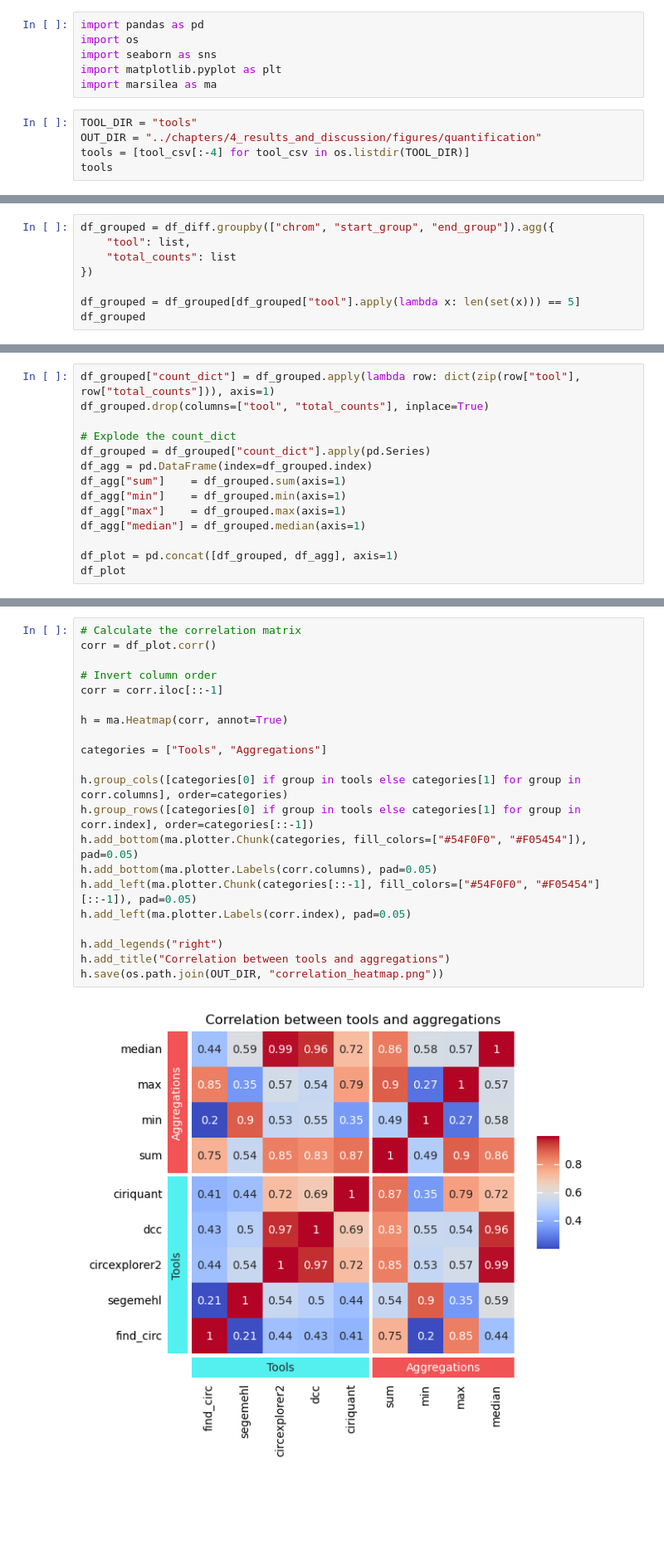
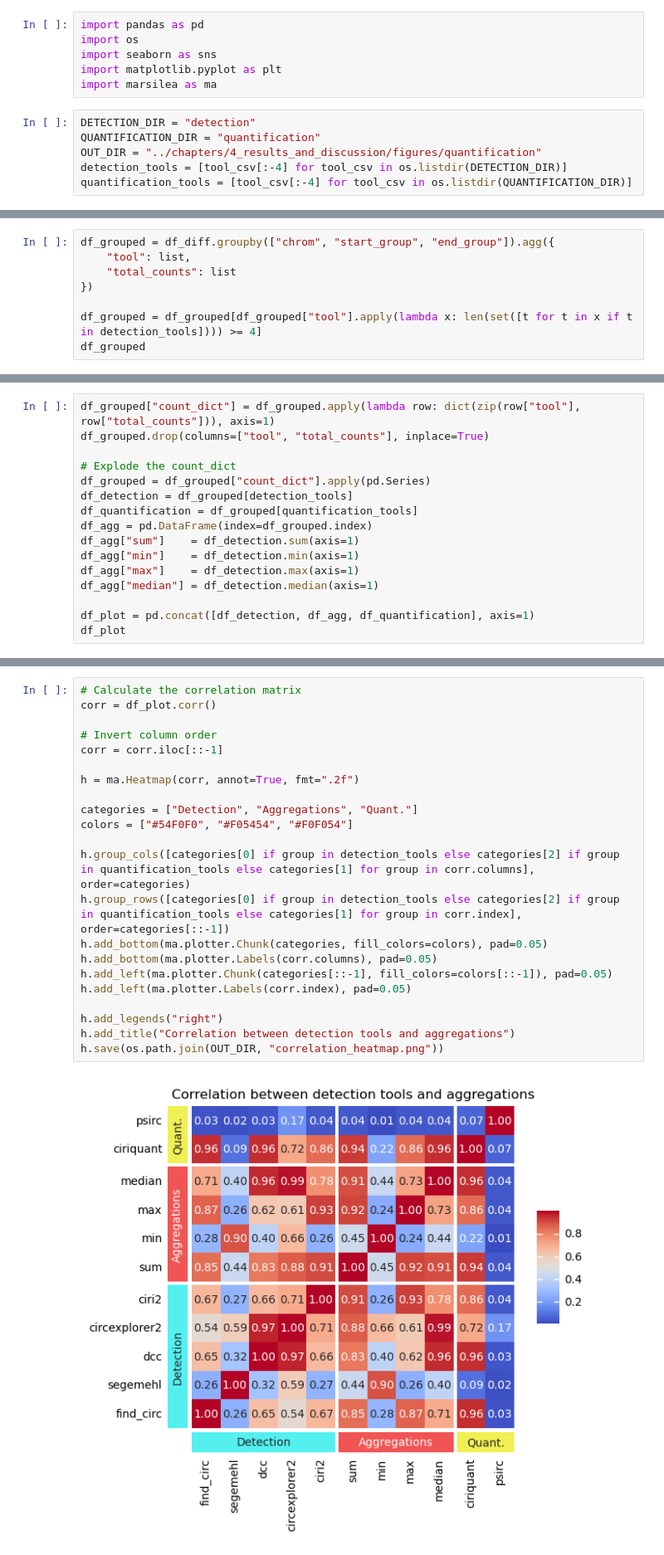
Before and after one commit to nictru/bsc-thesis, a Jupyter notebook: data/quantification.ipynb, the cells around one changed output, grey strips where cells are left out. Shown at 83% size. Cells and saved outputs as stored; diff of their text form; blank space fills up the shorter version.

Commit message:
Add quantification tools

```diff
--- a/data/quantification.ipynb
+++ b/data/quantification.ipynb
@@ -5,7 +5,8 @@ import seaborn as sns
 import matplotlib.pyplot as plt
 import marsilea as ma
 # %%
-TOOL_DIR = "tools"
+DETECTION_DIR = "detection"
+QUANTIFICATION_DIR = "quantification"
 OUT_DIR = "../chapters/4_results_and_discussion/figures/quantification"
-tools = [tool_csv[:-4] for tool_csv in os.listdir(TOOL_DIR)]
-tools
+detection_tools = [tool_csv[:-4] for tool_csv in os.listdir(DETECTION_DIR)]
+quantification_tools = [tool_csv[:-4] for tool_csv in os.listdir(QUANTIFICATION_DIR)]
@@ -79,7 +84,7 @@ df_grouped = df_diff.groupby(["chrom", "start_group", "end_group"]).agg({
     "total_counts": list
 })
 
-df_grouped = df_grouped[df_grouped["tool"].apply(lambda x: len(set(x))) == 5]
+df_grouped = df_grouped[df_grouped["tool"].apply(lambda x: len(set([t for t in x if t in detection_tools]))) >= 4]
 df_grouped
 # %% [output]
 |  |  |  | tool | total_counts |
@@ -102,12 +107,14 @@ df_grouped.drop(columns=["tool", "total_counts"], inplace=True)
 
 # Explode the count_dict
 df_grouped = df_grouped["count_dict"].apply(pd.Series)
+df_detection = df_grouped[detection_tools]
+df_quantification = df_grouped[quantification_tools]
 df_agg = pd.DataFrame(index=df_grouped.index)
-df_agg["sum"]    = df_grouped.sum(axis=1)
-df_agg["min"]    = df_grouped.min(axis=1)
-df_agg["max"]    = df_grouped.max(axis=1)
-df_agg["median"] = df_grouped.median(axis=1)
+df_agg["sum"]    = df_detection.sum(axis=1)
+df_agg["min"]    = df_detection.min(axis=1)
+df_agg["max"]    = df_detection.max(axis=1)
+df_agg["median"] = df_detection.median(axis=1)
 
-df_plot = pd.concat([df_grouped, df_agg], axis=1)
+df_plot = pd.concat([df_detection, df_agg, df_quantification], axis=1)
 df_plot
 # %% [output]
@@ -128,23 +135,24 @@ df_plot
 # %%
 # Calculate the correlation matrix
 corr = df_plot.corr()
 
 # Invert column order
 corr = corr.iloc[::-1]
 
-h = ma.Heatmap(corr, annot=True)
+h = ma.Heatmap(corr, annot=True, fmt=".2f")
 
-categories = ["Tools", "Aggregations"]
+categories = ["Detection", "Aggregations", "Quant."]
+colors = ["#54F0F0", "#F05454", "#F0F054"]
 
-h.group_cols([categories[0] if group in tools else categories[1] for group in corr.columns], order=categories)
-h.group_rows([categories[0] if group in tools else categories[1] for group in corr.index], order=categories[::-1])
-h.add_bottom(ma.plotter.Chunk(categories, fill_colors=["#54F0F0", "#F05454"]), pad=0.05)
+h.group_cols([categories[0] if group in detection_tools else categories[2] if group in quantification_tools else categories[1] for group in corr.columns], order=categories)
+h.group_rows([categories[0] if group in detection_tools else categories[2] if group in quantification_tools else categories[1] for group in corr.index], order=categories[::-1])
+h.add_bottom(ma.plotter.Chunk(categories, fill_colors=colors), pad=0.05)
 h.add_bottom(ma.plotter.Labels(corr.columns), pad=0.05)
-h.add_left(ma.plotter.Chunk(categories[::-1], fill_colors=["#54F0F0", "#F05454"][::-1]), pad=0.05)
+h.add_left(ma.plotter.Chunk(categories[::-1], fill_colors=colors[::-1]), pad=0.05)
 h.add_left(ma.plotter.Labels(corr.index), pad=0.05)
 
 h.add_legends("right")
-h.add_title("Correlation between tools and aggregations")
+h.add_title("Correlation between detection tools and aggregations")
 h.save(os.path.join(OUT_DIR, "correlation_heatmap.png"))
 # %% [output]
-[figure, old version]
+[figure, new version]
```
Also changed, not shown: parts of 7 cells of this notebook, 34 other files.
